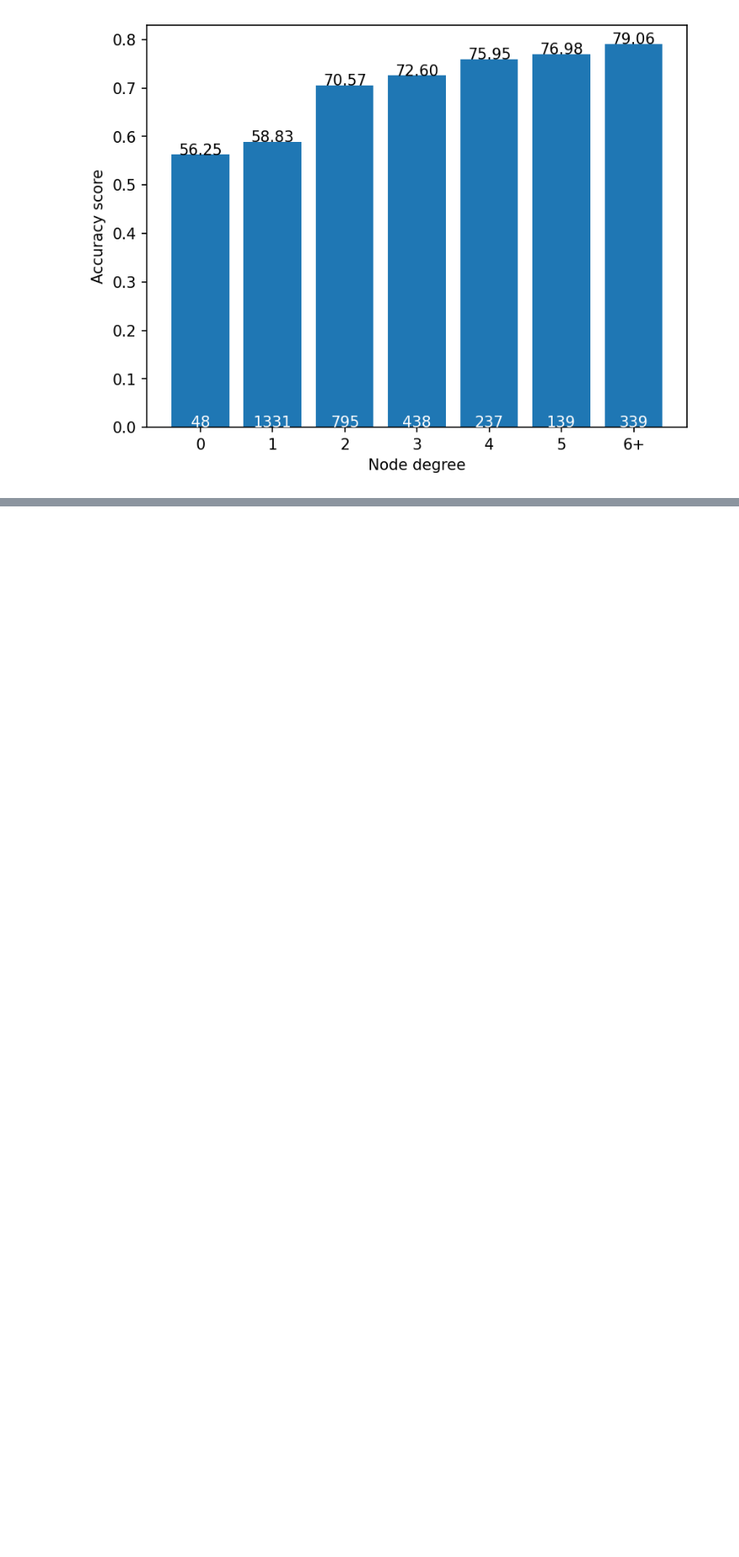
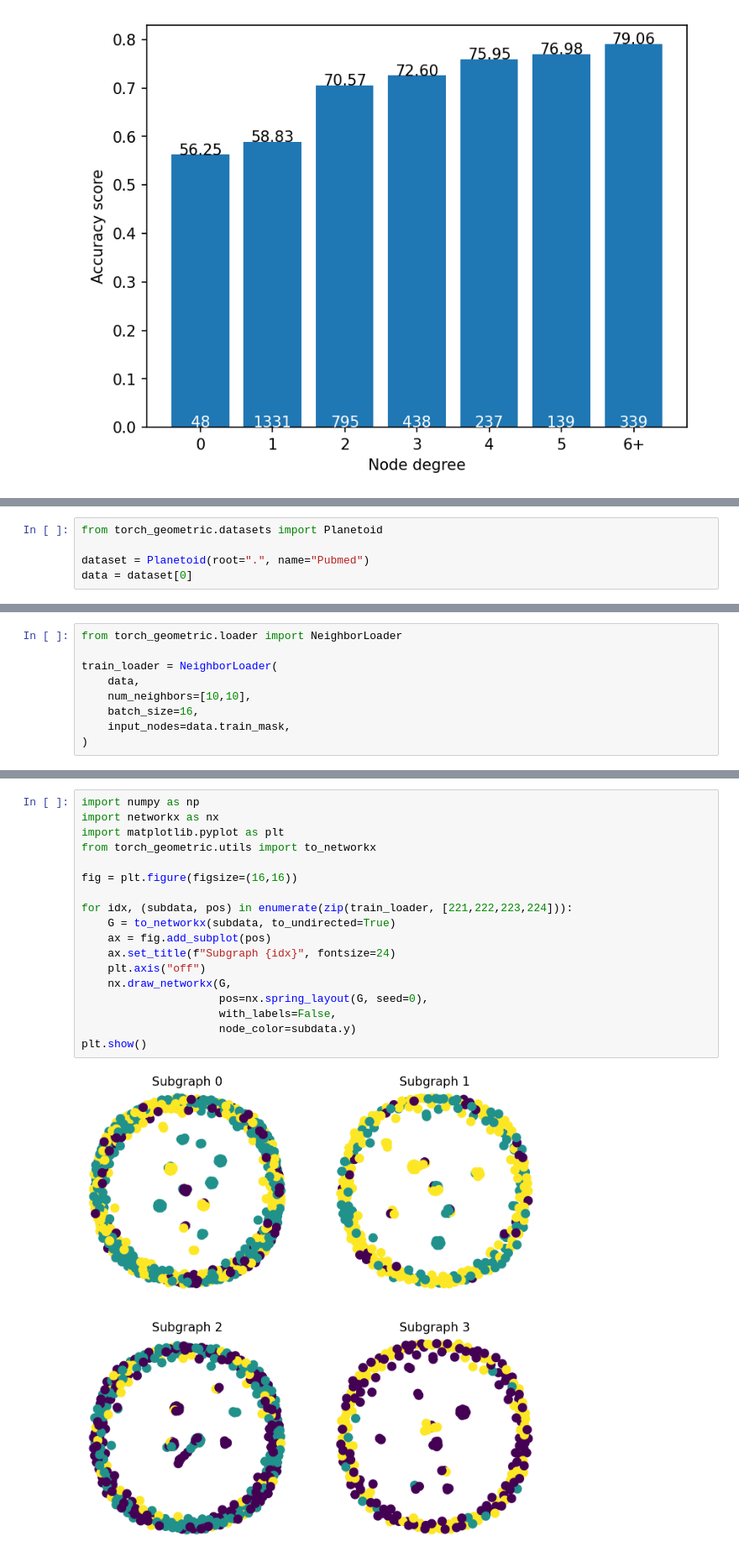
Before and after one commit to difersalest/GNN_Practice, a Jupyter notebook: testing_gcn.ipynb, the cells around one changed output, grey strips where cells are left out. Shown at 84% size. Cells and saved outputs as stored; diff of their text form; blank space fills up the shorter version.

```diff
--- a/testing_gcn.ipynb
+++ b/testing_gcn.ipynb
@@ -761,0 +768,5 @@ for i in range(0,7):
+# %%
+from torch_geometric.datasets import Planetoid
+
+dataset = Planetoid(root=".", name="Pubmed")
+data = dataset[0]
@@ -761,0 +803,9 @@ for i in range(0,7):
+# %%
+from torch_geometric.loader import NeighborLoader
+
+train_loader = NeighborLoader(
+    data,
+    num_neighbors=[10,10],
+    batch_size=16,
+    input_nodes=data.train_mask,
+)
@@ -761,0 +820,20 @@ for i in range(0,7):
+# %%
+import numpy as np
+import networkx as nx
+import matplotlib.pyplot as plt
+from torch_geometric.utils import to_networkx
+
+fig = plt.figure(figsize=(16,16))
+
+for idx, (subdata, pos) in enumerate(zip(train_loader, [221,222,223,224])):
+    G = to_networkx(subdata, to_undirected=True)
+    ax = fig.add_subplot(pos)
+    ax.set_title(f"Subgraph {idx}", fontsize=24)
+    plt.axis("off")
+    nx.draw_networkx(G,
+                     pos=nx.spring_layout(G, seed=0),
+                     with_labels=False,
+                     node_color=subdata.y)
+plt.show()
+# %% [output]
+[figure, added]
```
Also changed, not shown: parts of 20 cells of this notebook.
